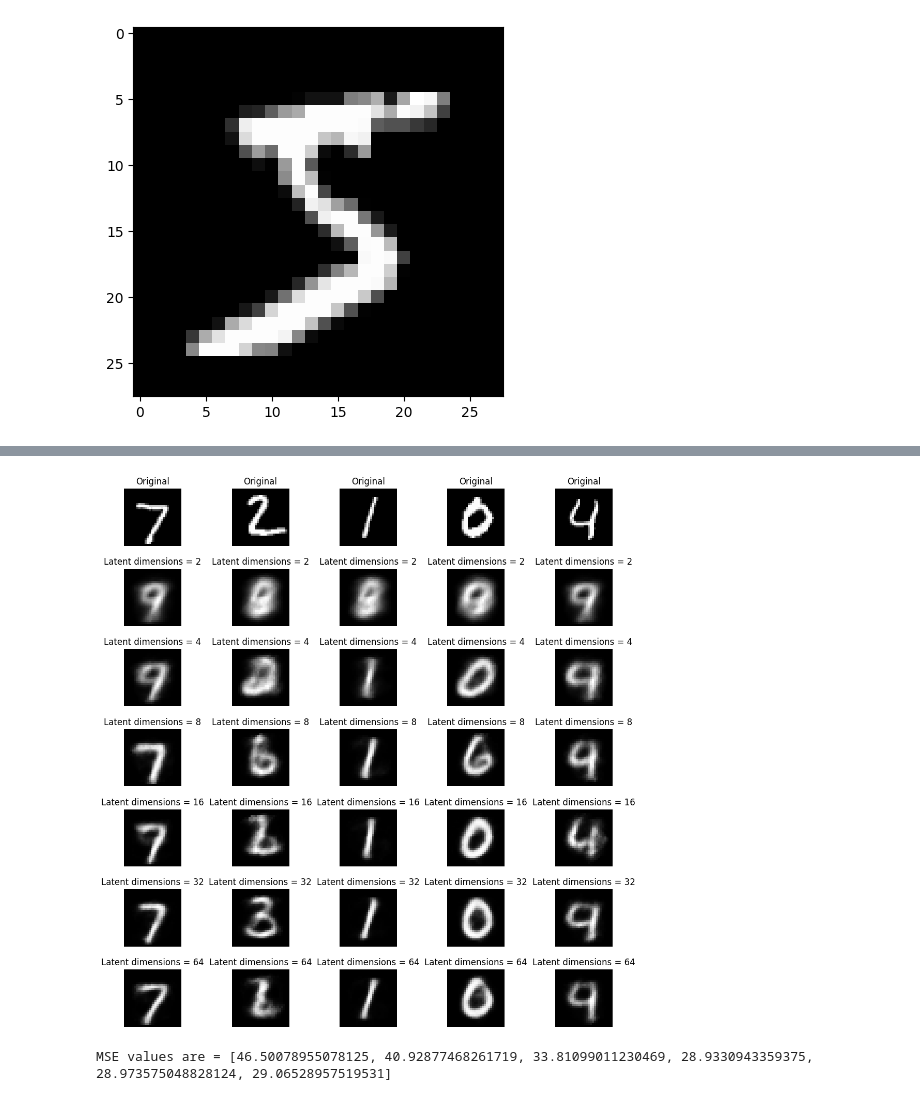
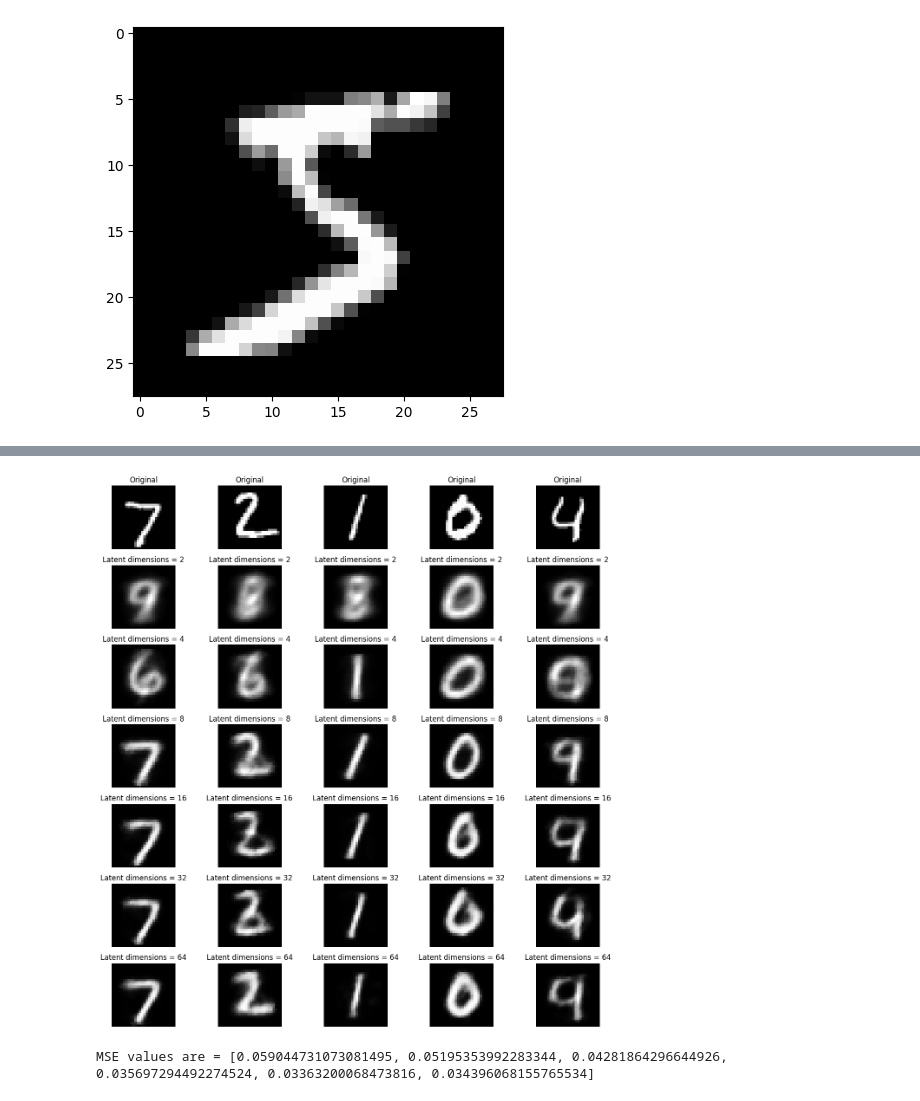
Before and after one commit to Ayush-Bhauwala/GenAI-Assignment-1, a Jupyter notebook: VAE.ipynb, the cells around one changed output, grey strips where cells are left out. Saved outputs shown, nothing was run; the diff lists cells and outputs as text; code cells hidden in the pictures.

```diff
--- a/VAE.ipynb
+++ b/VAE.ipynb
@@ -9,7 +9,7 @@ from tqdm import tqdm
 import torchvision
 import torchvision.datasets
 # %%
-EPOCHS = 5
+EPOCHS = 50
 DEVICE = "cuda" if torch.cuda.is_available() else "cpu"
 MODELS = []
 BATCH_SIZE = 100
@@ -131,30 +123,20 @@ for i in range(6):
       total_kl_div_error = 0
       total_error = 0
       for batch, (x,y) in tqdm(enumerate(train_dataloader)):
-          # x=2*x-1
-          # print(x.shape)
           x=x.view(BATCH_SIZE, 28*28).to(DEVICE)
           z_mean, z_log_var, reconstructed_x = VAEModel(x.to(DEVICE))
-          # print(x.flatten(start_dim=1).shape, reconstructed_x.shape)
+
           reconstruction_error = loss_fn(reconstructed_x.to(DEVICE), x.flatten(start_dim=1).to(DEVICE))
-          # print(reconstruction_error.shape)
-          # kl_div_error = torch.mean(0.5*torch.sum(torch.exp(z_log_var) + z_mean**2 -1 - z_log_var, dim=-1))
           kl_div_error = torch.sum(0.5*torch.sum(torch.exp(z_log_var) + z_mean**2 -1 - z_log_var, dim=-1))
-          # print(kl_div_error.shape, reconstruction_error.shape)
-          # loss=reconstruction_error+0.00001*kl_div_error
           loss=reconstruction_error+kl_div_error
 
-          total_reconstruction_error += reconstruction_error
-        #   print(reconstruction_error, kl_div_error)
+          total_reconstruction_error += reconstruction_error)
           total_kl_div_error += torch.mean(kl_div_error).item()
 
           optimizer.zero_grad()
-          # print(loss.shape)
           loss.backward()
           optimizer.step()
 
-    #   total_reconstruction_error/=len(trainset)
-    #   total_kl_div_error/=len(trainset)
       total_error = total_reconstruction_error + total_kl_div_error
 
       reconstruction_error_history[i].append(total_reconstruction_error)
@@ -216,30 +162,34 @@ latent_dim: 8 | epoch: 2 | re_loss: 2291587.25 | kl_div: 230521.29 | loss: 25221
 # %%
 fig = plt.figure(figsize = (13, 13))
 rows, cols = 7, 5
 
 test_features_batch, test_labels_batch = next(iter(test_dataloader))
 for j in range(5):
   fig.add_subplot(rows, cols, j+1)
   plt.imshow(test_features_batch[j].squeeze(), cmap="gray")
   plt.title("Original")
   plt.axis(False)
   plt.subplots_adjust(hspace=0.4)
 
+plt.savefig('plot_og.png')
 for k,model in enumerate(MODELS):
   model.eval()
 
   with torch.inference_mode():
     _,_,re_x = model(test_features_batch.flatten(start_dim=1).to(DEVICE))
 
   for j in range(5):
     re_x_shaped=re_x[j].reshape(28,28)
 
     fig.add_subplot(rows, cols, (k+1)*5+(j+1))
     plt.imshow(re_x_shaped.detach().to("cpu").numpy(), cmap="gray")
     plt.title(f"Latent dimensions = {2**(k+1)}")
     plt.axis(False)
     plt.subplots_adjust(bottom=0.1, top=0.9)
+
+plt.tight_layout()
+plt.savefig('plot.png')
 # %% [output]
-[figure, old version]
+[figure, new version]
 # %%
 def mse(y_true, y_pred):
@@ -263,9 +213,9 @@ for model in MODELS:
       mse_val += mse(x_test_flat, re_x_test_flat)
 
 
-  mse_val /= len(testset)
+  mse_val /= len(test_dataloader)
   mse_vals.append(mse_val)
 
 print(f"MSE values are = {mse_vals}")
 # %% [output]
-MSE values are = [46.50078955078125, 40.92877468261719, 33.81099011230469, 28.9330943359375, 28.973575048828124, 29.06528957519531]
+MSE values are = [0.059044731073081495, 0.05195353992283344, 0.04281864296644926, 0.035697294492274524, 0.03363200068473816, 0.034396068155765534]
```
Also changed, not shown: parts of 8 cells of this notebook, 1 other file.
